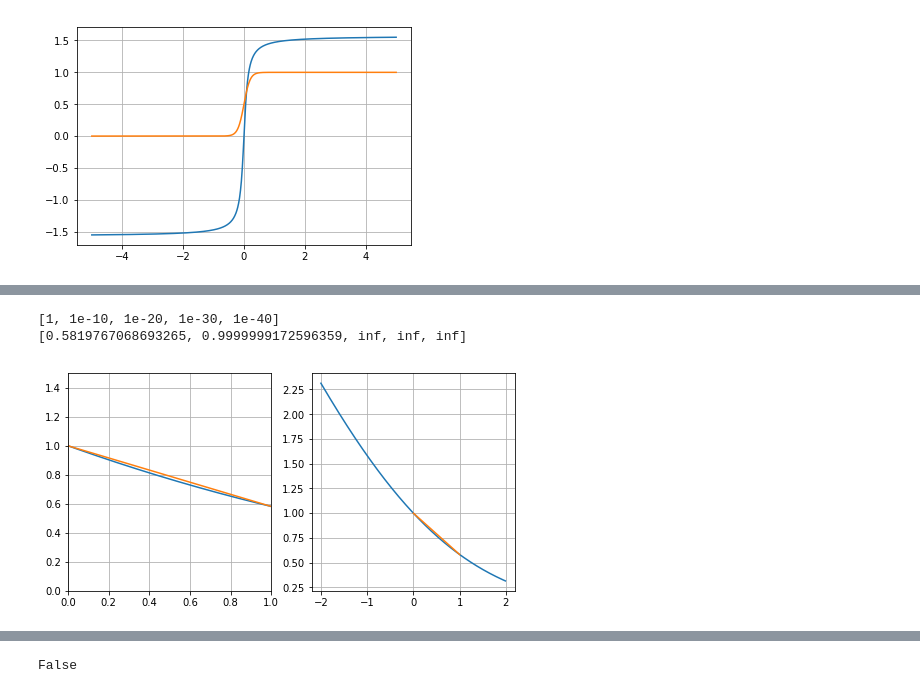
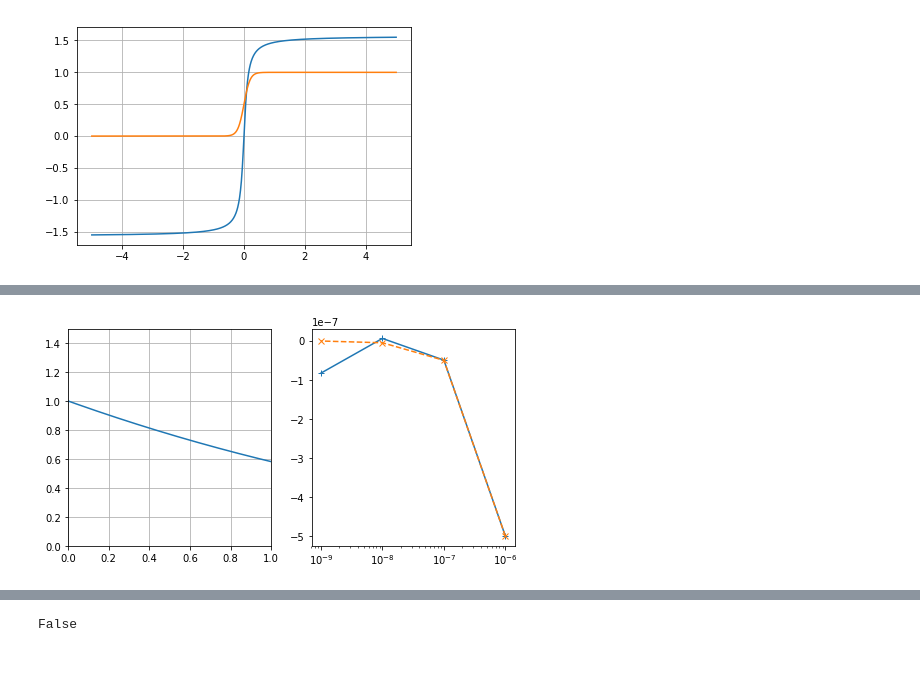
Before and after one commit to nagoyan777/DriftDiffusion, a Jupyter notebook: DriftDiffusion.ipynb, the cells around one changed output, grey strips where cells are left out. Saved outputs shown, nothing was run; the diff lists cells and outputs as text; code cells hidden in the pictures; blank space fills up the shorter version.

```diff
--- a/DriftDiffusion.ipynb
+++ b/DriftDiffusion.ipynb
@@ -23,14 +30,18 @@
 # %%
 import os, sys, re, glob, numpy as np
+import matplotlib as mpl
 import matplotlib.pyplot as plt
 from scipy.integrate import simps
 from collections import OrderedDict
 #import ase
 #from ase.data import kB
+mpl.rcParams.update({'font.size':16})
 %matplotlib inline
+
 kB = 8.6173303e-5 # eV / K
 kB_inJ = 1.38064852e-23 # J / K
 e = 1.602176462e-19 # Coulomb
 epsilon_Si = 12.0
 epsilon_0 = 8.854187817e-12 # F / m = C / V m,  F = C/V
 q_eps0 = e/epsilon_0 # C (C/Vm)^-1 = V m
+# d2/dx2 phi = q rho / epsilon_0 : C m^-3 / (C/V m) = V m^-2
@@ -445,26 +512,23 @@ get phi in 0 trials
 # %%
 #--> lim x-> 0, x/(e^x -1)  should be 1 but it goes inf for small x by error.
-x = np.arange(-2, 2, 0.01)
-tmp = [_/(np.exp(_)-1) for _ in x]
-x2 = [10**(-1*int(_)) for _ in np.arange(0, 50, 10)]
-tmp2 = [_/(np.exp(_) -1 ) for _ in x2]
-
 fig, axes = plt.subplots(ncols=2, figsize=(8,4))
 ax0, ax1 = axes
-ax0.plot(x,tmp)
-ax0.plot(x2,tmp2)
+
+_x = np.arange(-2, 2, 0.01)
+tmp = [_/(np.exp(_)-1) for _ in _x]
+ax0.plot(_x,tmp)
 ax0.set_xlim(0,1)
 ax0.set_ylim(0,1.5)
 ax0.grid()
-ax1.plot(x,tmp)
-ax1.plot(x2,tmp2)
-ax1.grid()
-print(x2)
-print(tmp2)
+
+x2 = [10**(-_) for _ in range(6,10)]
+tmp2 = np.array([_/(np.exp(_) -1 ) for _ in x2])
+tmp3 = np.array([1.0-0.5*_ for _ in x2])
+ax1.plot(x2, tmp2-1, '+-')
+ax1.plot(x2, tmp3-1, 'x--')
+ax1.set_xscale('log')
 # %% [output]
-[1, 1e-10, 1e-20, 1e-30, 1e-40]
-[0.5819767068693265, 0.9999999172596359, inf, inf, inf]
-[figure, old version]
+[figure, new version]
 # %% [markdown]
 ### Sharfetter-Gummel
 
```
Also changed, not shown: parts of 21 cells of this notebook.
